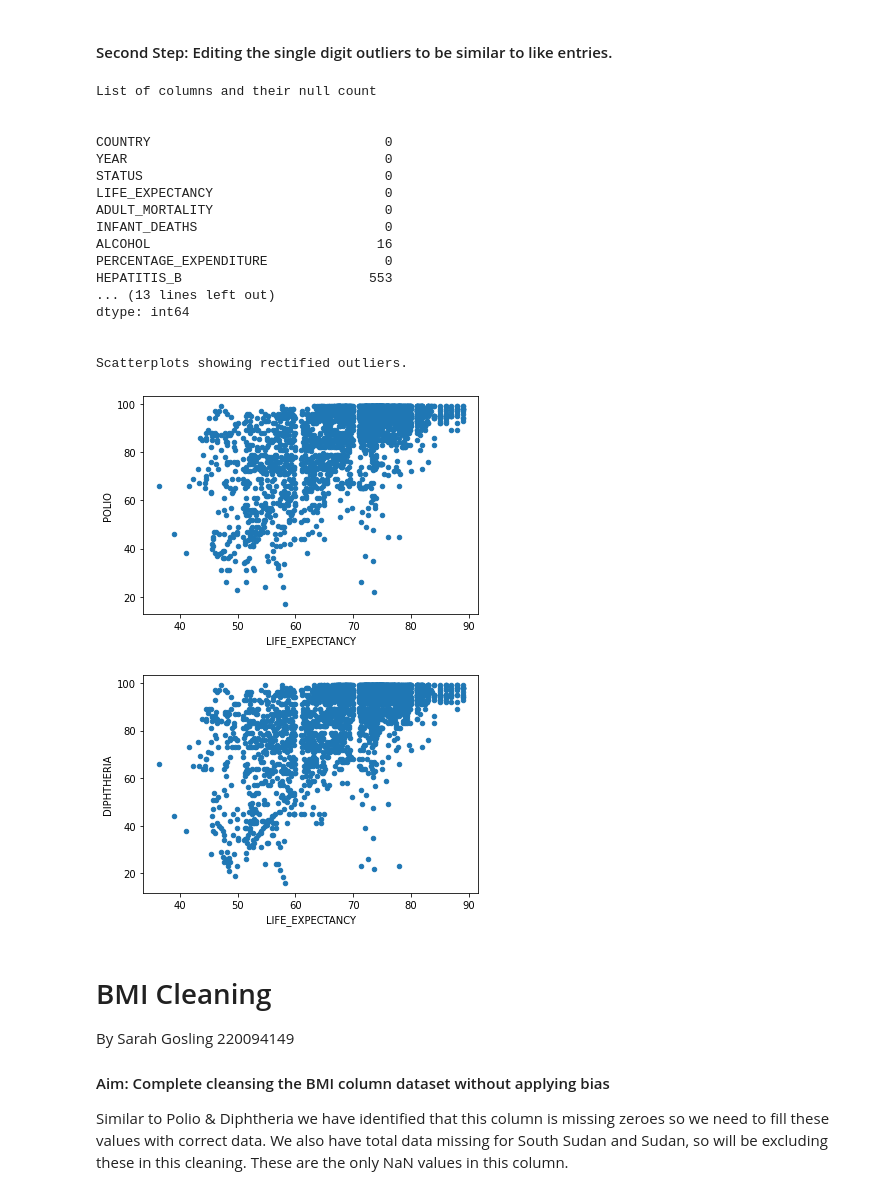
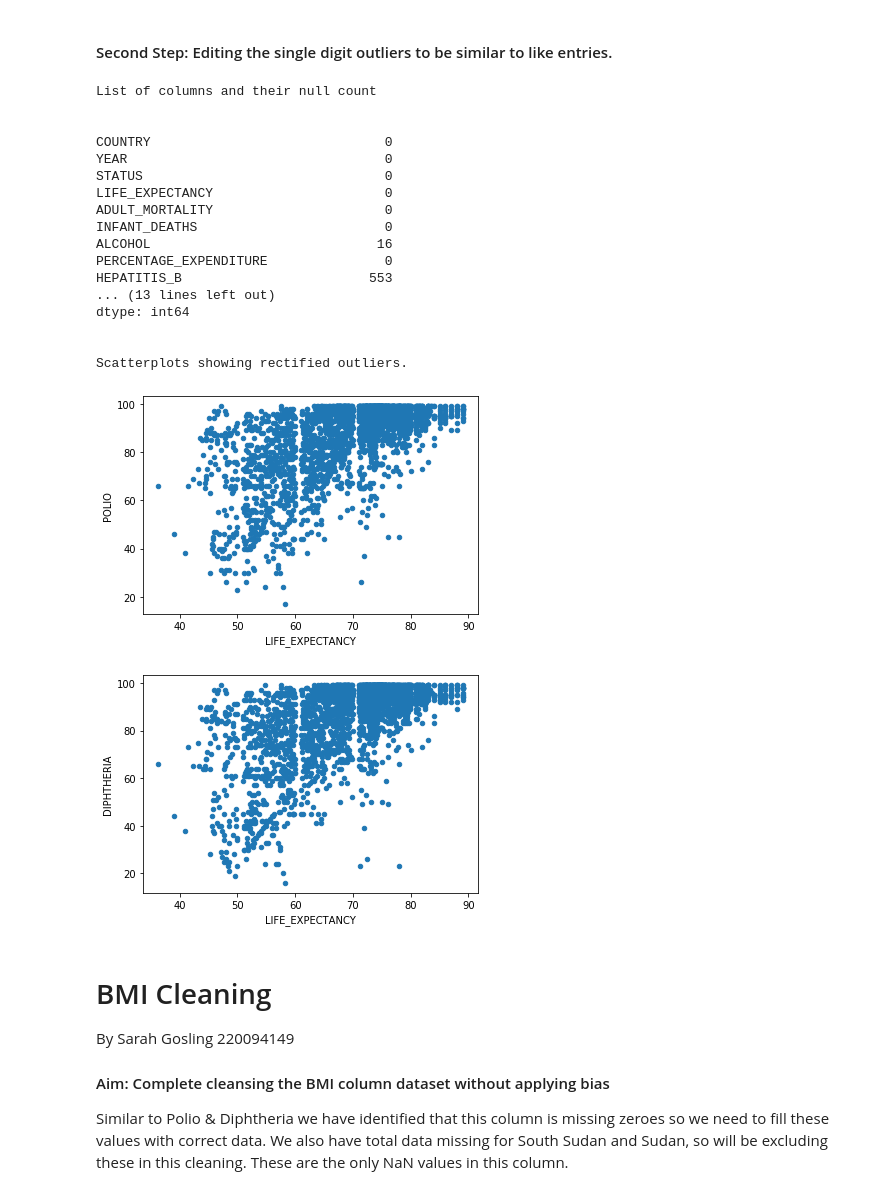
Before and after one commit to HoManCode/Group2-SIT307, a Jupyter notebook: A2 Dataset.ipynb, the cells around one changed output. Cells and saved outputs as stored; diff of their text form; code cells hidden in the pictures.

```diff
--- a/A2 Dataset.ipynb
+++ b/A2 Dataset.ipynb
@@ -499,9 +521,10 @@ life_df['POLIO'] = life_df['POLIO'].astype(float)
 life_df['LIFE_EXPECTANCY'] = life_df['LIFE_EXPECTANCY'].astype(float)
 
 # Use interpolate function to fill in NaN entries with like data.
-life_df['LIFE_EXPECTANCY'] = life_df['LIFE_EXPECTANCY'].interpolate(method ='linear', limit_direction='forward', axis=0)
-life_df['DIPHTHERIA'] = life_df['DIPHTHERIA'].interpolate(method ='linear', limit_direction='forward', axis=0)
-life_df['POLIO'] = life_df['POLIO'].interpolate(method ='linear', limit_direction='forward', axis=0)
+life_df['DIPHTHERIA'] = life_df.groupby('COUNTRY')['DIPHTHERIA'].apply(lambda group: group.interpolate(method='linear',
+                                                                                    limit_direction='both', axis=0))
+life_df['POLIO'] = life_df.groupby('COUNTRY')['POLIO'].apply(lambda group: group.interpolate(method='linear',
+                                                                                    limit_direction='both', axis=0))
 
 print("List of columns and their null count")
 print("\n")
@@ -535,61 +558,58 @@ Scatterplots showing single digit outliers.
 # %% [markdown]
 #### Second Step: Editing the single digit outliers to be similar to like entries.
 # %%
+# Change the type to string.
+life_df['POLIO'] = life_df['POLIO'].astype(int)
+life_df['DIPHTHERIA'] = life_df['DIPHTHERIA'].astype(int)
+
 # Change the type to string.
 life_df['POLIO'] = life_df['POLIO'].astype(str)
 life_df['DIPHTHERIA'] = life_df['DIPHTHERIA'].astype(str)
 
-# Go through and find the single digit entries and change them to NaN.
+# Go through and find the single digit entries and add a trailing zero at the end.
 for value in life_df['POLIO']:
     value = str(value)
-    if (len(value) == 3):
-        life_df.loc[life_df['POLIO'] == value, 'POLIO'] = np.NaN
+    if (len(value) == 1):
+        life_df.loc[life_df['POLIO'] == value, 'POLIO'] = value + "0"
 
 for value in life_df['DIPHTHERIA']:
     value = str(value)
-    if (len(value) == 3):
-        life_df.loc[life_df['DIPHTHERIA'] == value, 'DIPHTHERIA'] = np.NaN
+    if (len(value) == 1):
+        life_df.loc[life_df['DIPHTHERIA'] == value, 'DIPHTHERIA'] = value + "0"
 
 # Change data type back to float.
 life_df['POLIO'] = life_df['POLIO'].astype(float)
 life_df['DIPHTHERIA'] = life_df['DIPHTHERIA'].astype(float)
-
-# Use interpolate() function to fill the NaN entries with like data. Direction forwards/backwards to get 1st and last entries.
-life_df['POLIO'] = life_df['POLIO'].interpolate(method ='linear', limit_direction='forward', axis=0)
-life_df['POLIO'] = life_df['POLIO'].interpolate(method ='linear', limit_direction='backward', axis=0)
-
-life_df['DIPHTHERIA'] = life_df['DIPHTHERIA'].interpolate(method ='linear', limit_direction='forward', axis=0)
-life_df['DIPHTHERIA'] = life_df['DIPHTHERIA'].interpolate(method ='linear', limit_direction='backward', axis=0)
 
 print("List of columns and their null count")
 print("\n")
 print(life_df.isnull().sum())
 print("\n")
 print("Scatterplots showing rectified outliers.")
 
 # Plot the results of cleaned columns.
 ax = life_df.plot.scatter(x='LIFE_EXPECTANCY', y='POLIO')
 ax = life_df.plot.scatter(x='LIFE_EXPECTANCY', y='DIPHTHERIA')
 # %% [output]
 List of columns and their null count
 
 
 COUNTRY                              0
 YEAR                                 0
 STATUS                               0
 LIFE_EXPECTANCY                      0
 ADULT_MORTALITY                      0
 INFANT_DEATHS                        0
 ALCOHOL                             16
 PERCENTAGE_EXPENDITURE               0
 HEPATITIS_B                        553
 ... (13 lines left out)
 dtype: int64
 
 
 Scatterplots showing rectified outliers.
-[figure, old version]
+[figure, new version]
-[figure, old version]
+[figure, new version]
 # %% [markdown]
 # BMI Cleaning
 By Sarah Gosling 220094149
```
Also changed, not shown: parts of 16 cells of this notebook.
